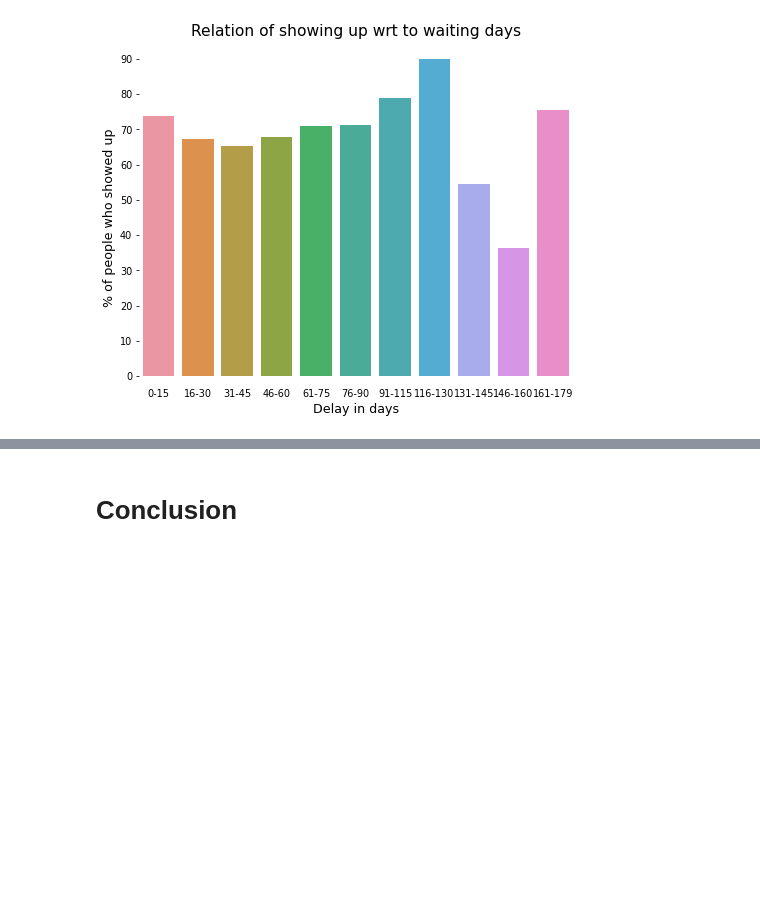
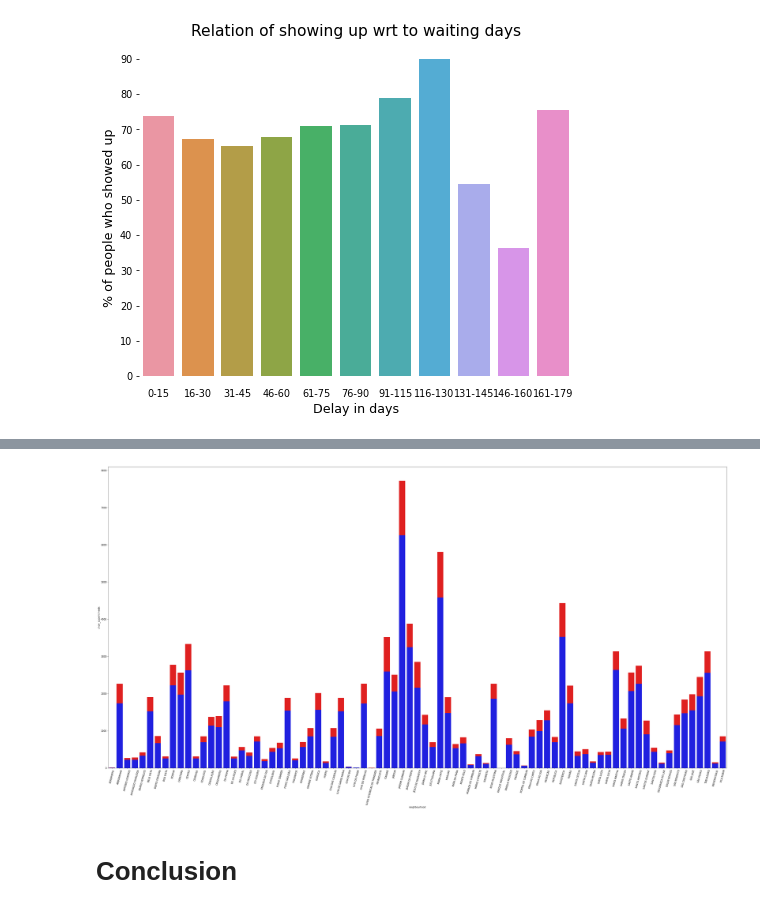
Before and after one commit to dishankkalra23/Medical-Appointment-No-Shows, a Jupyter notebook: Medical_Appointment_No_Shows.ipynb, the cells around one changed output, grey strips where cells are left out. Cells and saved outputs as stored; diff of their text form; code cells hidden in the pictures; blank space fills up the shorter version.

Commit message:
Added neighbourhood feature

```diff
--- a/Medical_Appointment_No_Shows.ipynb
+++ b/Medical_Appointment_No_Shows.ipynb
@@ -707,0 +724,6 @@ Here waiting days are delay in days of appointment and scheduled day
+# %%
+neighbour_df = pd.DataFrame()
+# %%
+neighbour_df['total_appointments'] = df.groupby(by='neighbourhood').show.count()
+neighbour_df['show_appointments'] = df.groupby(by='neighbourhood').show.sum()
+neighbour_df.reset_index(inplace=True)
@@ -708,3 +744,10 @@ Here waiting days are delay in days of appointment and scheduled day
+# %%
+plt.figure(figsize=(50,25),dpi=70)
+sns.barplot(data=neighbour_df,x='neighbourhood',y='total_appointments',color='red')
+sns.barplot(data=neighbour_df,x='neighbourhood',y='show_appointments',color='blue')
+plt.xticks(rotation=75);
+# %% [output]
+[figure, added]
 # %% [markdown]
 # Conclusion
 # %% [markdown]
```
Also changed, not shown: parts of 8 cells of this notebook.
